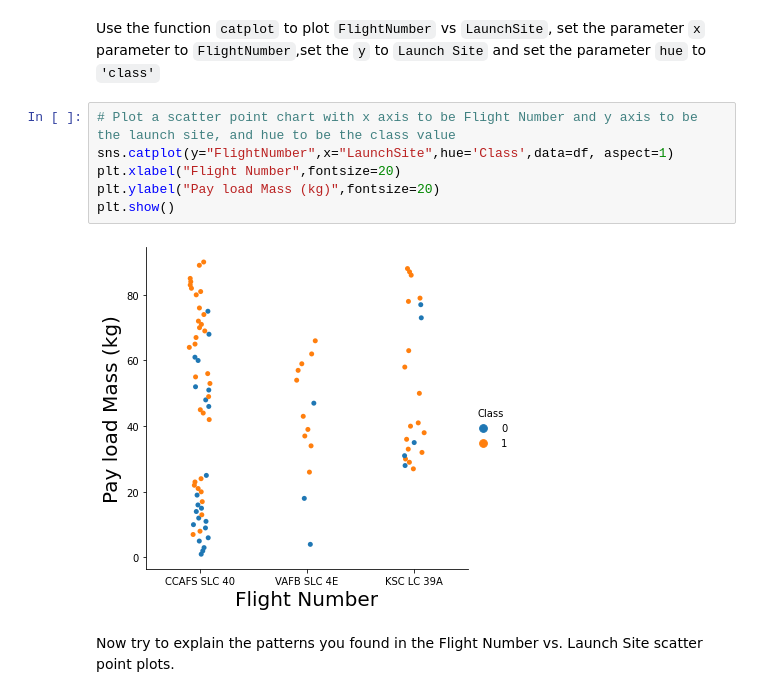
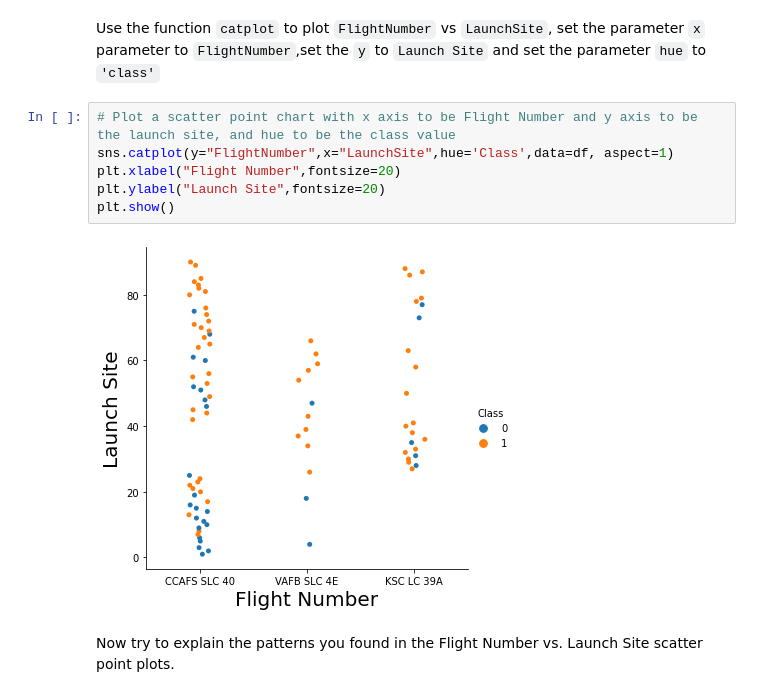
Before and after one commit to hvmistry/IBMWatsonStudio, a Jupyter notebook: jupyter-labs-eda-dataviz.ipynb, the cells around one changed output. Drawn from its saved outputs; the diff is of its cells as text.

```diff
--- a/jupyter-labs-eda-dataviz.ipynb
+++ b/jupyter-labs-eda-dataviz.ipynb
@@ -85,11 +85,11 @@ Use the function <code>catplot</code> to plot <code>FlightNumber</code> vs <code
 # %%
 # Plot a scatter point chart with x axis to be Flight Number and y axis to be the launch site, and hue to be the class value
 sns.catplot(y="FlightNumber",x="LaunchSite",hue='Class',data=df, aspect=1)
 plt.xlabel("Flight Number",fontsize=20)
-plt.ylabel("Pay load Mass (kg)",fontsize=20)
+plt.ylabel("Launch Site",fontsize=20)
 plt.show()
 # %% [output]
-[figure, old version]
+[figure, new version]
 # %% [markdown]
 Now try to explain the patterns you found in the Flight Number vs. Launch Site scatter point plots.
 # %% [markdown]
```
Also changed, not shown: parts of 7 cells of this notebook.
